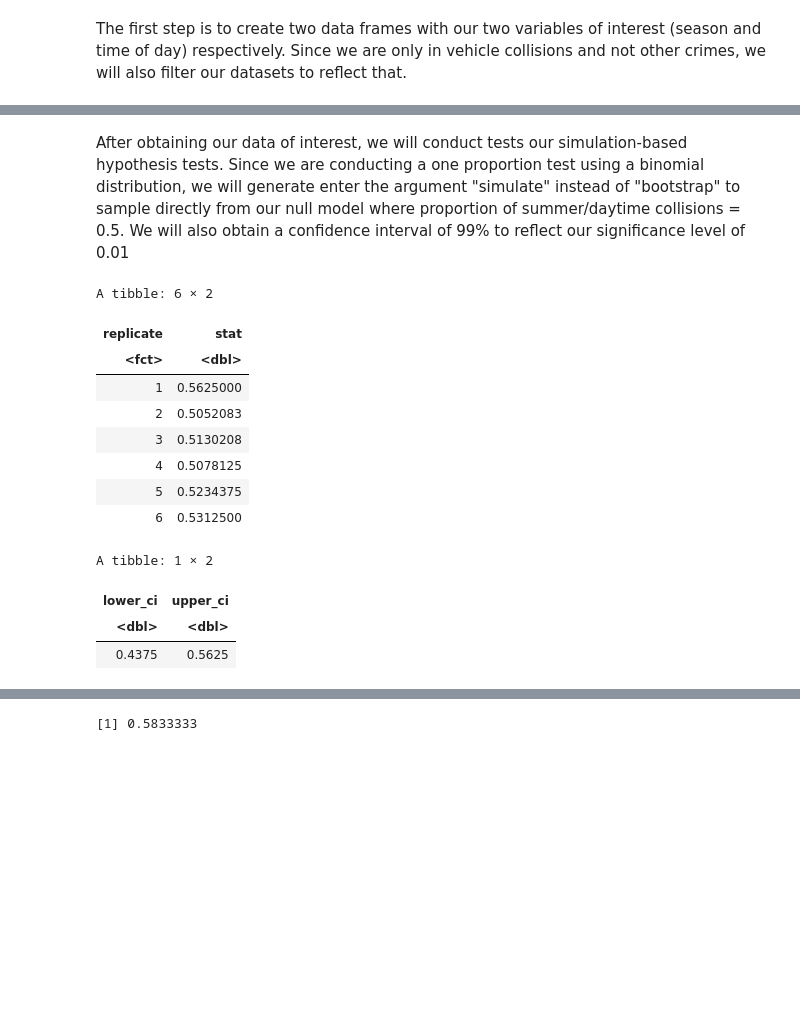
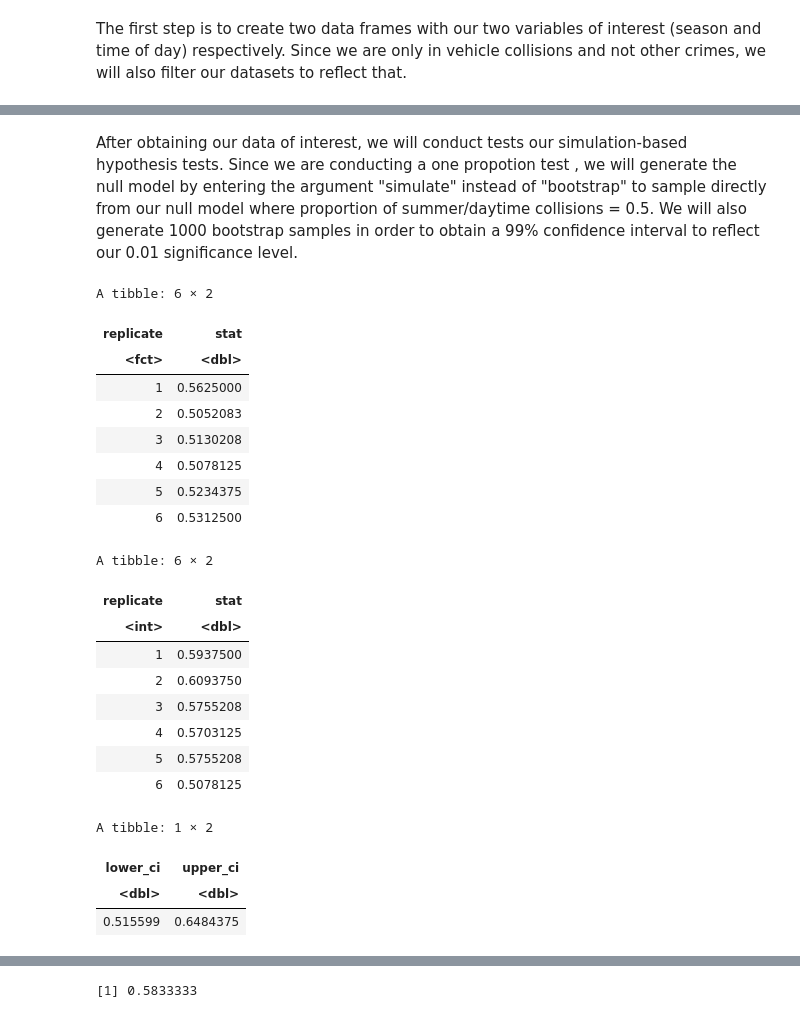
Before and after one commit to bernie-leung/STAT-201-group20newrepo, a Jupyter notebook: Project_proposal.ipynb, the cells around one changed output, grey strips where cells are left out. Saved outputs shown, nothing was run; the diff lists cells and outputs as text; code cells hidden in the pictures; blank space fills up the shorter version.

```diff
--- a/Project_proposal.ipynb
+++ b/Project_proposal.ipynb
@@ -313,34 +313,51 @@ A tibble: 6 × 11
 | Vehicle Collision or Pedestrian S... | 2019 | 5 | 23 | 14 | 22 | W 4TH AVE / BLANCA ST | West Point Grey | 484359 | 5457394 | DAY |
 | Vehicle Collision or Pedestrian S... | 2003 | 3 | 20 | 19 | 29 | W 4TH AVE / HIGHBURY ST | West Point Grey | 486350 | 5457336 | NIGHT |
 # %% [markdown]
-After obtaining our data of interest, we will conduct tests our simulation-based hypothesis tests. Since we are conducting a one proportion test using a binomial distribution, we will generate enter the argument "simulate" instead of "bootstrap" to sample directly from our null model where proportion of summer/daytime collisions = 0.5. We will also obtain a confidence interval of 99% to reflect our significance level of 0.01
+After obtaining our data of interest, we will conduct tests our simulation-based hypothesis tests. Since we are conducting a one propotion test , we will generate the null model by entering the argument "simulate" instead of "bootstrap" to sample directly from our null model where proportion of summer/daytime collisions = 0.5. We will also generate 1000 bootstrap samples in order to obtain a 99% confidence interval to reflect our 0.01 significance level.
 # %%
 ## perform hypothesis test via simulation approach
 set.seed(15)
-hypo_test_season <- season %>%
+null_model_season <- season %>%
     specify(response = SEASON, success = "SUMMER") %>%
     hypothesize(null = "point", p = 0.5) %>%
     generate(reps = 1000, type = "simulate") %>%
     calculate(stat = "prop")
 
-season_ci <- hypo_test_season %>%
+## generate bootstrap distribution via simulation approach
+bootstrap_season <- season %>%
+    specify(response = SEASON, success = "SUMMER") %>%
+    generate(reps = 1000, type = "bootstrap") %>%
+    calculate(stat = "prop")
+
+## obtain confidence intervals for bootstrap distribution
+ci_season <- bootstrap_season %>%
     get_ci(level = 0.99)
 
 
-head(hypo_test_season)
-season_ci
+head(null_model_season)
+head(bootstrap_season)
+ci_season
 # %% [output]
 A tibble: 6 × 2
 | replicate | stat |
 | <fct> | <dbl> |
 | 1 | 0.5625000 |
 | 2 | 0.5052083 |
 | 3 | 0.5130208 |
 | 4 | 0.5078125 |
 | 5 | 0.5234375 |
 | 6 | 0.5312500 |
-A tibble: 1 × 2
+A tibble: 6 × 2
-| lower_ci | upper_ci |
-| <dbl> | <dbl> |
-| 0.4375 | 0.5625 |
+| replicate | stat |
+| <int> | <dbl> |
+| 1 | 0.5937500 |
+| 2 | 0.6093750 |
+| 3 | 0.5755208 |
+| 4 | 0.5703125 |
+| 5 | 0.5755208 |
+| 6 | 0.5078125 |
+A tibble: 1 × 2
+| lower_ci | upper_ci |
+| <dbl> | <dbl> |
+| 0.515599 | 0.6484375 |
 # %%
```
Also changed, not shown: parts of 8 cells of this notebook.
